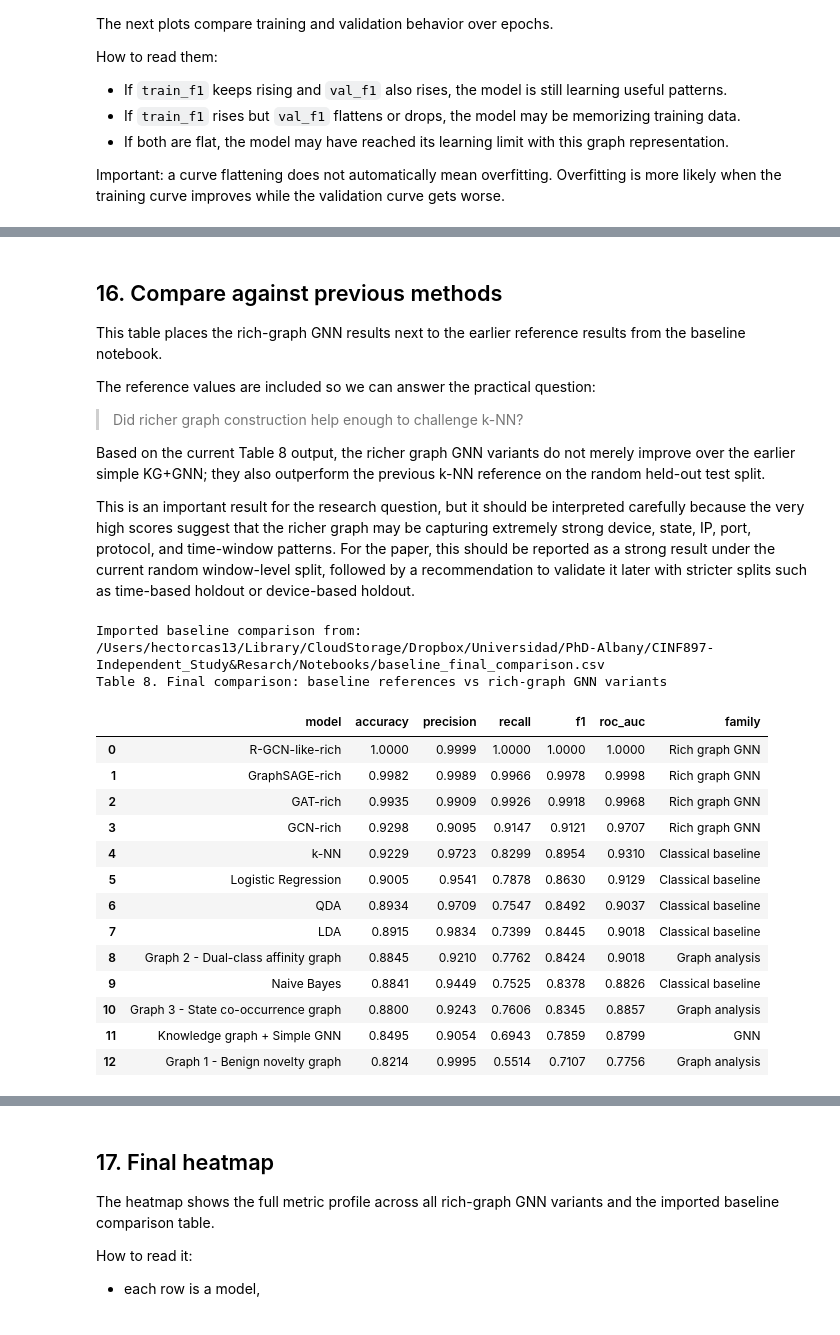
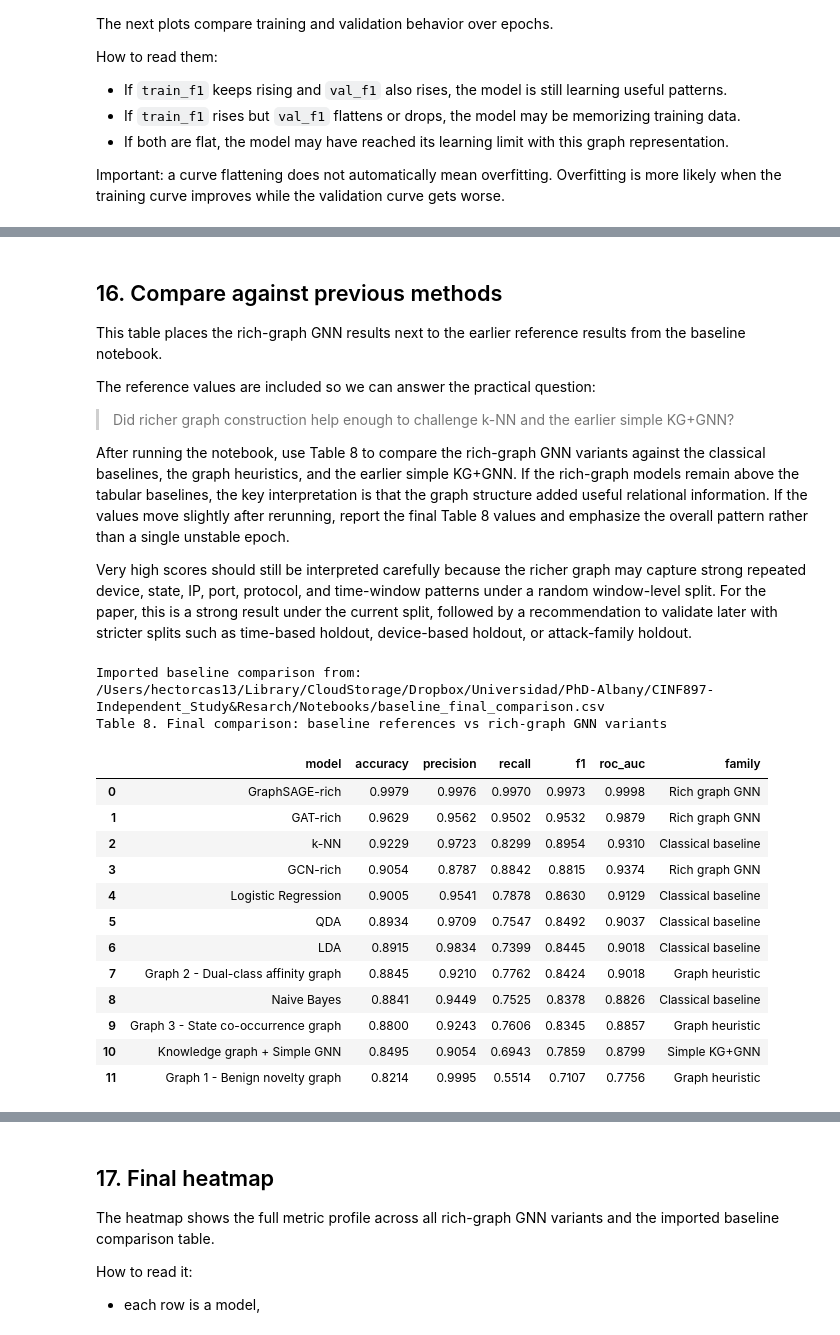
Before and after one commit to hectorcas13/iiot-intrusion-detection-gnn, a Jupyter notebook: notebooks/Rich Graph GNN Experiments.ipynb, the cells around one changed output, grey strips where cells are left out. Saved outputs shown, nothing was run; the diff lists cells and outputs as text; code cells hidden in the pictures.

Commit message:
Update IIoT research notebooks

```diff
--- a/notebooks/Rich Graph GNN Experiments.ipynb
+++ b/notebooks/Rich Graph GNN Experiments.ipynb
@@ -654,6 +689,5 @@ We build:
 # %%
 A = np.zeros((n_nodes, n_nodes), dtype=np.float32)
-relation_adj = {rel: np.zeros((n_nodes, n_nodes), dtype=np.float32) for rel in RELATIONS}
 
 for (u, v, rel), weight in edge_counter.items():
     if u not in node_to_idx or v not in node_to_idx:
@@ -661,12 +695,8 @@ for (u, v, rel), weight in edge_counter.items():
     i, j = node_to_idx[u], node_to_idx[v]
     A[i, j] = 1.0
     A[j, i] = 1.0
-    relation_adj[rel][i, j] = 1.0
-    relation_adj[rel][j, i] = 1.0
 
 np.fill_diagonal(A, 1.0)
-for rel in RELATIONS:
-    np.fill_diagonal(relation_adj[rel], 1.0)
 
 # Normalized adjacency for GCN.
 deg = A.sum(axis=1)
@@ -675,15 +705,11 @@ A_norm = torch.tensor(D_inv_sqrt @ A @ D_inv_sqrt, dtype=torch.float32)
 
 # Mean adjacency for GraphSAGE.
 A_mean = torch.tensor(A / np.maximum(deg[:, None], 1e-8), dtype=torch.float32)
+
+# Boolean neighbor mask for GAT attention.
 A_mask = torch.tensor(A > 0, dtype=torch.bool)
 
-relation_norm = []
-for rel in RELATIONS:
-    R = relation_adj[rel]
-    rdeg = R.sum(axis=1)
-    relation_norm.append(torch.tensor(R / np.maximum(rdeg[:, None], 1e-8), dtype=torch.float32))
-
 print('Adjacency shape:', A_norm.shape)
-print('Relation matrices:', len(relation_norm))
+print('Graph edges represented:', int(A.sum() - n_nodes) // 2)
 # %% [output]
 Adjacency shape: torch.Size([7668, 7668])
@@ -1150,58 +1357,66 @@ This table places the rich-graph GNN results next to the earlier reference resul
 
 The reference values are included so we can answer the practical question:
 
-> Did richer graph construction help enough to challenge k-NN?
+> Did richer graph construction help enough to challenge k-NN and the earlier simple KG+GNN?
 
-Based on the current Table 8 output, the richer graph GNN variants do not merely improve over the earlier simple KG+GNN; they also outperform the previous k-NN reference on the random held-out test split.
+After running the notebook, use Table 8 to compare the rich-graph GNN variants against the classical baselines, the graph heuristics, and the earlier simple KG+GNN. If the rich-graph models remain above the tabular baselines, the key interpretation is that the graph structure added useful relational information. If the values move slightly after rerunning, report the final Table 8 values and emphasize the overall pattern rather than a single unstable epoch.
 
-This is an important result for the research question, but it should be interpreted carefully because the very high scores suggest that the richer graph may be capturing extremely strong device, state, IP, port, protocol, and time-window patterns. For the paper, this should be reported as a strong result under the current random window-level split, followed by a recommendation to validate it later with stricter splits such as time-based holdout or device-based holdout.
+Very high scores should still be interpreted carefully because the richer graph may capture strong repeated device, state, IP, port, protocol, and time-window patterns under a random window-level split. For the paper, this is a strong result under the current split, followed by a recommendation to validate later with stricter splits such as time-based holdout, device-based holdout, or attack-family holdout.
 # %%
 baseline_comparison_path = BASE_PATH / 'Notebooks' / 'baseline_final_comparison.csv'
 
 if baseline_comparison_path.exists():
     reference_rows = pd.read_csv(baseline_comparison_path)
     print(f'Imported baseline comparison from: {baseline_comparison_path}')
 else:
     # Fallback values from the baseline notebook Table 15.
     reference_rows = pd.DataFrame([
         {'model': 'k-NN', 'accuracy': 0.9229, 'precision': 0.9723, 'recall': 0.8299, 'f1': 0.8954, 'roc_auc': 0.9310, 'family': 'Classical baseline'},
         {'model': 'Logistic Regression', 'accuracy': 0.9005, 'precision': 0.9541, 'recall': 0.7878, 'f1': 0.8630, 'roc_auc': 0.9129, 'family': 'Classical baseline'},
         {'model': 'QDA', 'accuracy': 0.8934, 'precision': 0.9709, 'recall': 0.7547, 'f1': 0.8492, 'roc_auc': 0.9037, 'family': 'Classical baseline'},
         {'model': 'LDA', 'accuracy': 0.8915, 'precision': 0.9834, 'recall': 0.7399, 'f1': 0.8445, 'roc_auc': 0.9018, 'family': 'Classical baseline'},
-        {'model': 'Graph 2 - Dual-class affinity graph', 'accuracy': 0.8845, 'precision': 0.9210, 'recall': 0.7762, 'f1': 0.8424, 'roc_auc': 0.9018, 'family': 'Graph analysis'},
+        {'model': 'Graph 2 - Dual-class affinity graph', 'accuracy': 0.8845, 'precision': 0.9210, 'recall': 0.7762, 'f1': 0.8424, 'roc_auc': 0.9018, 'family': 'Graph heuristic'},
         {'model': 'Naive Bayes', 'accuracy': 0.8841, 'precision': 0.9449, 'recall': 0.7525, 'f1': 0.8378, 'roc_auc': 0.8826, 'family': 'Classical baseline'},
-        {'model': 'Graph 3 - State co-occurrence graph', 'accuracy': 0.8800, 'precision': 0.9243, 'recall': 0.7606, 'f1': 0.8345, 'roc_auc': 0.8857, 'family': 'Graph analysis'},
-        {'model': 'Knowledge graph + Simple GNN', 'accuracy': 0.8495, 'precision': 0.9054, 'recall': 0.6943, 'f1': 0.7859, 'roc_auc': 0.8799, 'family': 'GNN'},
-        {'model': 'Graph 1 - Benign novelty graph', 'accuracy': 0.8214, 'precision': 0.9995, 'recall': 0.5514, 'f1': 0.7107, 'roc_auc': 0.7756, 'family': 'Graph analysis'},
+        {'model': 'Graph 3 - State co-occurrence graph', 'accuracy': 0.8800, 'precision': 0.9243, 'recall': 0.7606, 'f1': 0.8345, 'roc_auc': 0.8857, 'family': 'Graph heuristic'},
+        {'model': 'Knowledge graph + Simple GNN', 'accuracy': 0.8495, 'precision': 0.9054, 'recall': 0.6943, 'f1': 0.7859, 'roc_auc': 0.8799, 'family': 'Simple KG+GNN'},
+        {'model': 'Graph 1 - Benign novelty graph', 'accuracy': 0.8214, 'precision': 0.9995, 'recall': 0.5514, 'f1': 0.7107, 'roc_auc': 0.7756, 'family': 'Graph heuristic'},
     ])
+
+
+# Normalize family names so plots and heatmaps use consistent categories.
+family_aliases = {
+    'Graph analysis': 'Graph heuristic',
+    'GNN': 'Simple KG+GNN',
+}
+if 'family' in reference_rows.columns:
+    reference_rows['family'] = reference_rows['family'].replace(family_aliases)
 
 rich_gnn_compare = gnn_results_df.copy()
 rich_gnn_compare['family'] = 'Rich graph GNN'
 rich_gnn_compare = rich_gnn_compare[['family', 'model', 'accuracy', 'precision', 'recall', 'f1', 'roc_auc']]
 
 final_comparison_df = pd.concat([reference_rows, rich_gnn_compare], ignore_index=True)
 final_comparison_df = final_comparison_df.drop_duplicates(subset=['model'], keep='last')
 final_comparison_df = final_comparison_df.sort_values('f1', ascending=False, na_position='last').reset_index(drop=True)
 
 print('Table 8. Final comparison: baseline references vs rich-graph GNN variants')
 display(final_comparison_df.round(4))
 # %% [output]
 Imported baseline comparison from: /Users/hectorcas13/Library/CloudStorage/Dropbox/Universidad/PhD-Albany/CINF897-Independent_Study&Resarch/Notebooks/baseline_final_comparison.csv
 Table 8. Final comparison: baseline references vs rich-graph GNN variants
 |  | model | accuracy | precision | recall | f1 | roc_auc | family |
-| 0 | R-GCN-like-rich | 1.0000 | 0.9999 | 1.0000 | 1.0000 | 1.0000 | Rich graph GNN |
-| 1 | GraphSAGE-rich | 0.9982 | 0.9989 | 0.9966 | 0.9978 | 0.9998 | Rich graph GNN |
-| 2 | GAT-rich | 0.9935 | 0.9909 | 0.9926 | 0.9918 | 0.9968 | Rich graph GNN |
-| 3 | GCN-rich | 0.9298 | 0.9095 | 0.9147 | 0.9121 | 0.9707 | Rich graph GNN |
-| 4 | k-NN | 0.9229 | 0.9723 | 0.8299 | 0.8954 | 0.9310 | Classical baseline |
-| 5 | Logistic Regression | 0.9005 | 0.9541 | 0.7878 | 0.8630 | 0.9129 | Classical baseline |
-| 6 | QDA | 0.8934 | 0.9709 | 0.7547 | 0.8492 | 0.9037 | Classical baseline |
-| 7 | LDA | 0.8915 | 0.9834 | 0.7399 | 0.8445 | 0.9018 | Classical baseline |
-| 8 | Graph 2 - Dual-class affinity graph | 0.8845 | 0.9210 | 0.7762 | 0.8424 | 0.9018 | Graph analysis |
-| 9 | Naive Bayes | 0.8841 | 0.9449 | 0.7525 | 0.8378 | 0.8826 | Classical baseline |
-| 10 | Graph 3 - State co-occurrence graph | 0.8800 | 0.9243 | 0.7606 | 0.8345 | 0.8857 | Graph analysis |
-| 11 | Knowledge graph + Simple GNN | 0.8495 | 0.9054 | 0.6943 | 0.7859 | 0.8799 | GNN |
-| 12 | Graph 1 - Benign novelty graph | 0.8214 | 0.9995 | 0.5514 | 0.7107 | 0.7756 | Graph analysis |
+| 0 | GraphSAGE-rich | 0.9979 | 0.9976 | 0.9970 | 0.9973 | 0.9998 | Rich graph GNN |
+| 1 | GAT-rich | 0.9629 | 0.9562 | 0.9502 | 0.9532 | 0.9879 | Rich graph GNN |
+| 2 | k-NN | 0.9229 | 0.9723 | 0.8299 | 0.8954 | 0.9310 | Classical baseline |
+| 3 | GCN-rich | 0.9054 | 0.8787 | 0.8842 | 0.8815 | 0.9374 | Rich graph GNN |
+| 4 | Logistic Regression | 0.9005 | 0.9541 | 0.7878 | 0.8630 | 0.9129 | Classical baseline |
+| 5 | QDA | 0.8934 | 0.9709 | 0.7547 | 0.8492 | 0.9037 | Classical baseline |
+| 6 | LDA | 0.8915 | 0.9834 | 0.7399 | 0.8445 | 0.9018 | Classical baseline |
+| 7 | Graph 2 - Dual-class affinity graph | 0.8845 | 0.9210 | 0.7762 | 0.8424 | 0.9018 | Graph heuristic |
+| 8 | Naive Bayes | 0.8841 | 0.9449 | 0.7525 | 0.8378 | 0.8826 | Classical baseline |
+| 9 | Graph 3 - State co-occurrence graph | 0.8800 | 0.9243 | 0.7606 | 0.8345 | 0.8857 | Graph heuristic |
+| 10 | Knowledge graph + Simple GNN | 0.8495 | 0.9054 | 0.6943 | 0.7859 | 0.8799 | Simple KG+GNN |
+| 11 | Graph 1 - Benign novelty graph | 0.8214 | 0.9995 | 0.5514 | 0.7107 | 0.7756 | Graph heuristic |
 # %%
 plot_df = final_comparison_df[final_comparison_df['f1'].notna()].sort_values('f1')
 color_map = {
```
Also changed, not shown: parts of 21 cells of this notebook, 1 other file.
